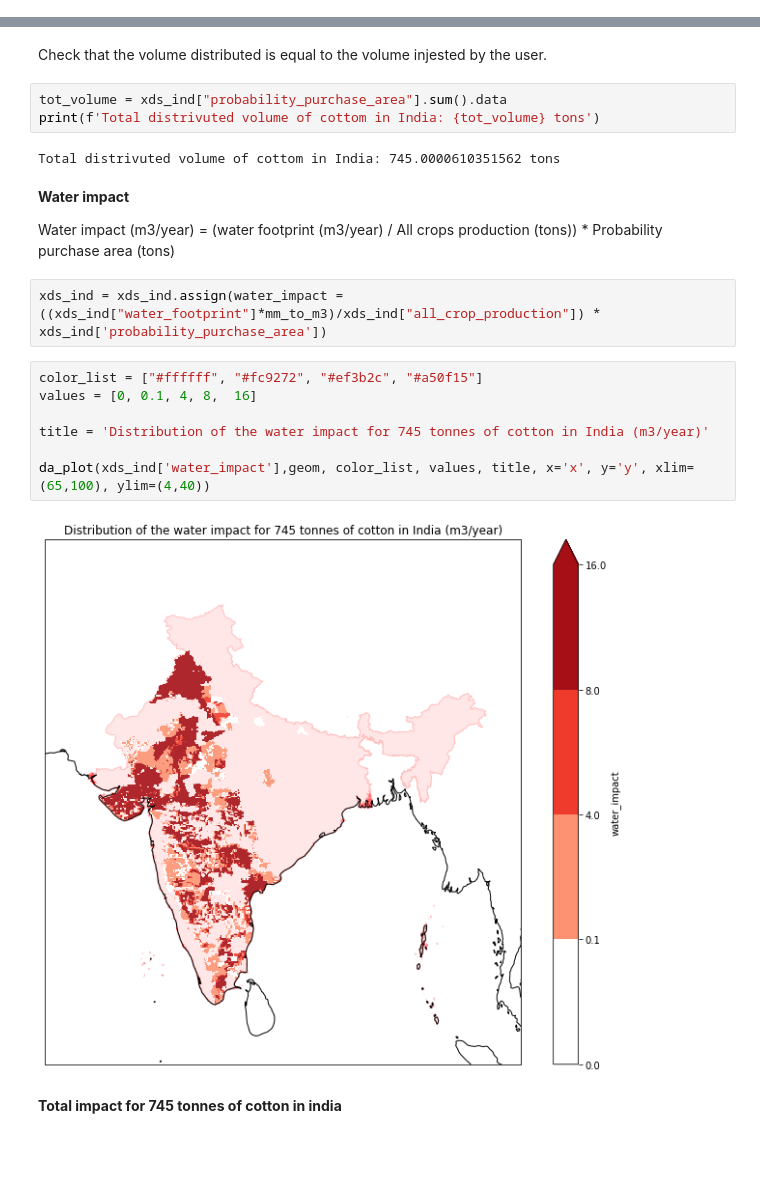
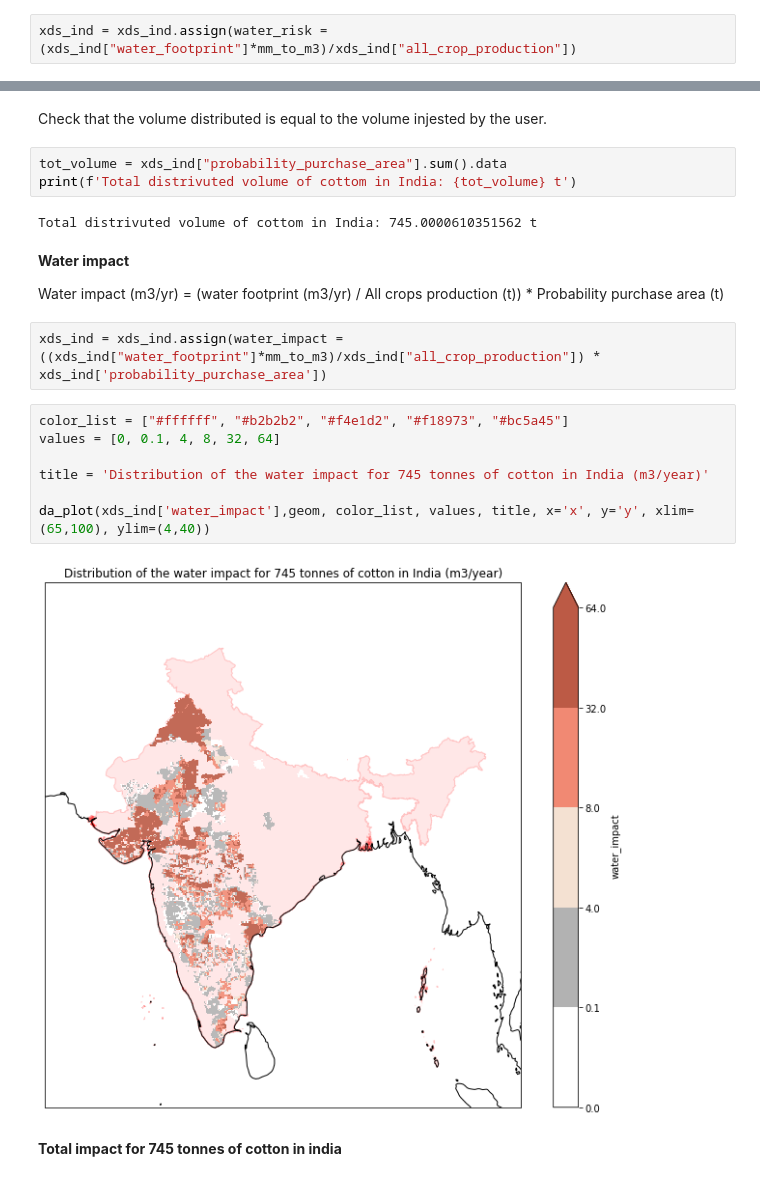
Before and after one commit to Vizzuality/landgriffon, a Jupyter notebook: data/notebooks/Lab/8_QA_water_impact.ipynb, the cells around one changed output, grey strips where cells are left out. Saved outputs shown, nothing was run; the diff lists cells and outputs as text; blank space fills up the shorter version.

```diff
--- a/data/notebooks/Lab/8_QA_water_impact.ipynb
+++ b/data/notebooks/Lab/8_QA_water_impact.ipynb
@@ -371,0 +373,2 @@ Total harvest area of cotton in India: 3055540.5 hectares
+# %%
+xds_ind = xds_ind.assign(water_risk = (xds_ind["water_footprint"]*mm_to_m3)/xds_ind["all_crop_production"])
@@ -399,24 +409,24 @@ da_plot(xds_ind['probability_purchase_area'], geom, color_list, values, title, x
 Check that the volume distributed is equal to the volume injested by the user.
 # %%
 tot_volume = xds_ind["probability_purchase_area"].sum().data
-print(f'Total distrivuted volume of cottom in India: {tot_volume} tons')
+print(f'Total distrivuted volume of cottom in India: {tot_volume} t')
 # %% [output]
-Total distrivuted volume of cottom in India: 745.0000610351562 tons
+Total distrivuted volume of cottom in India: 745.0000610351562 t
 # %% [markdown]
 **Water impact**
 
-Water impact (m3/year) = (water footprint (m3/year) / All crops production (tons)) * Probability purchase area (tons)
+Water impact (m3/yr) = (water footprint (m3/yr) / All crops production (t)) * Probability purchase area (t)
 # %%
 xds_ind = xds_ind.assign(water_impact = ((xds_ind["water_footprint"]*mm_to_m3)/xds_ind["all_crop_production"]) * xds_ind['probability_purchase_area'])
 # %%
-color_list = ["#ffffff", "#fc9272", "#ef3b2c", "#a50f15"]
-values = [0, 0.1, 4, 8,  16]
+color_list = ["#ffffff", "#b2b2b2", "#f4e1d2", "#f18973", "#bc5a45"]
+values = [0, 0.1, 4, 8, 32, 64]
 
 title = 'Distribution of the water impact for 745 tonnes of cotton in India (m3/year)'
 
 da_plot(xds_ind['water_impact'],geom, color_list, values, title, x='x', y='y', xlim=(65,100), ylim=(4,40))
 # %% [output]
-[figure, old version]
+[figure, new version]
 # %% [markdown]
 **Total impact for 745 tonnes of cotton in india**
 # %%
```
Also changed, not shown: parts of 11 cells of this notebook.
